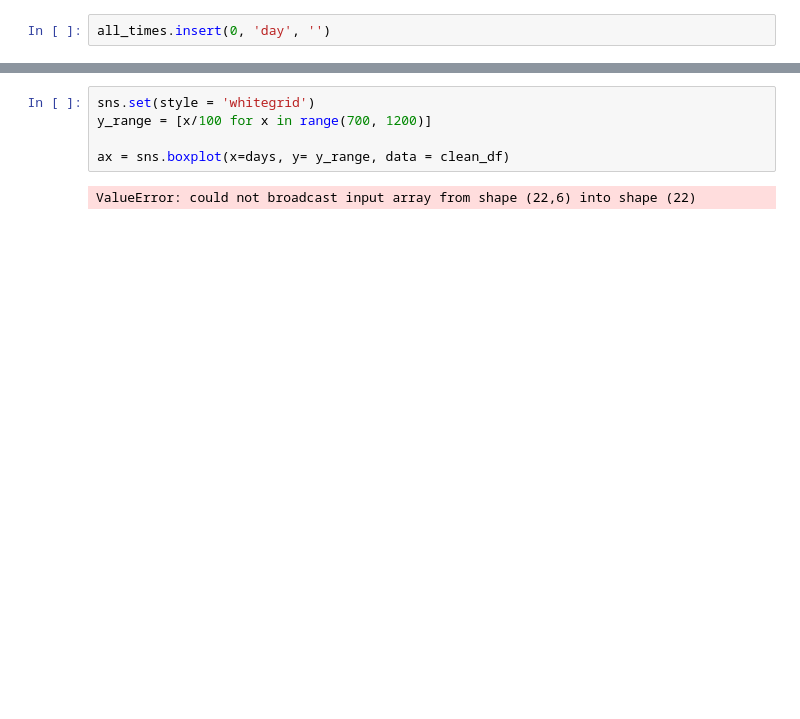
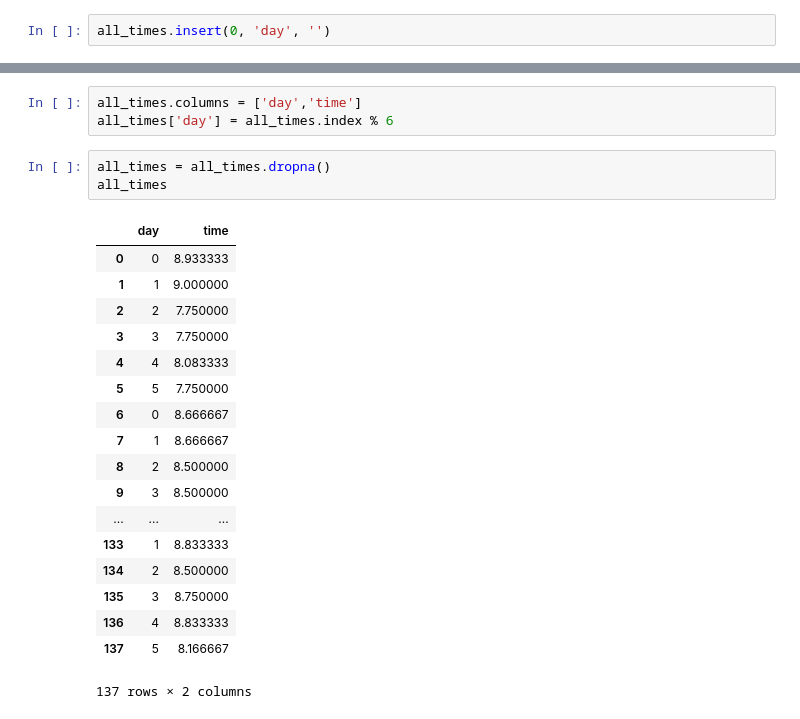
Before and after one commit to UpwardTrajectory/ds-challenge-05_seattle-ds-career-040119, a Jupyter notebook: attendance.ipynb, the cells around one changed output, grey strips where cells are left out. Cells and saved outputs as stored; diff of their text form; blank space fills up the shorter version.

```diff
--- a/attendance.ipynb
+++ b/attendance.ipynb
@@ -68,7 +33,25 @@ clean_df.head()
-# %%
-sns.set(style = 'whitegrid')
-y_range = [x/100 for x in range(700, 1200)]
-
-ax = sns.boxplot(x=days, y= y_range, data = clean_df)
-# %% [output]
-ValueError: could not broadcast input array from shape (22,6) into shape (22)
+# %%
+all_times.columns = ['day','time']
+all_times['day'] = all_times.index % 6
+# %%
+all_times = all_times.dropna()
+all_times
+# %% [output]
+|  | day | time |
+| 0 | 0 | 8.933333 |
+| 1 | 1 | 9.000000 |
+| 2 | 2 | 7.750000 |
+| 3 | 3 | 7.750000 |
+| 4 | 4 | 8.083333 |
+| 5 | 5 | 7.750000 |
+| 6 | 0 | 8.666667 |
+| 7 | 1 | 8.666667 |
+| 8 | 2 | 8.500000 |
+| 9 | 3 | 8.500000 |
+| ... | ... | ... |
+| 133 | 1 | 8.833333 |
+| 134 | 2 | 8.500000 |
+| 135 | 3 | 8.750000 |
+| 136 | 4 | 8.833333 |
+| 137 | 5 | 8.166667 |
+137 rows × 2 columns
```
Also changed, not shown: parts of 9 cells of this notebook.
